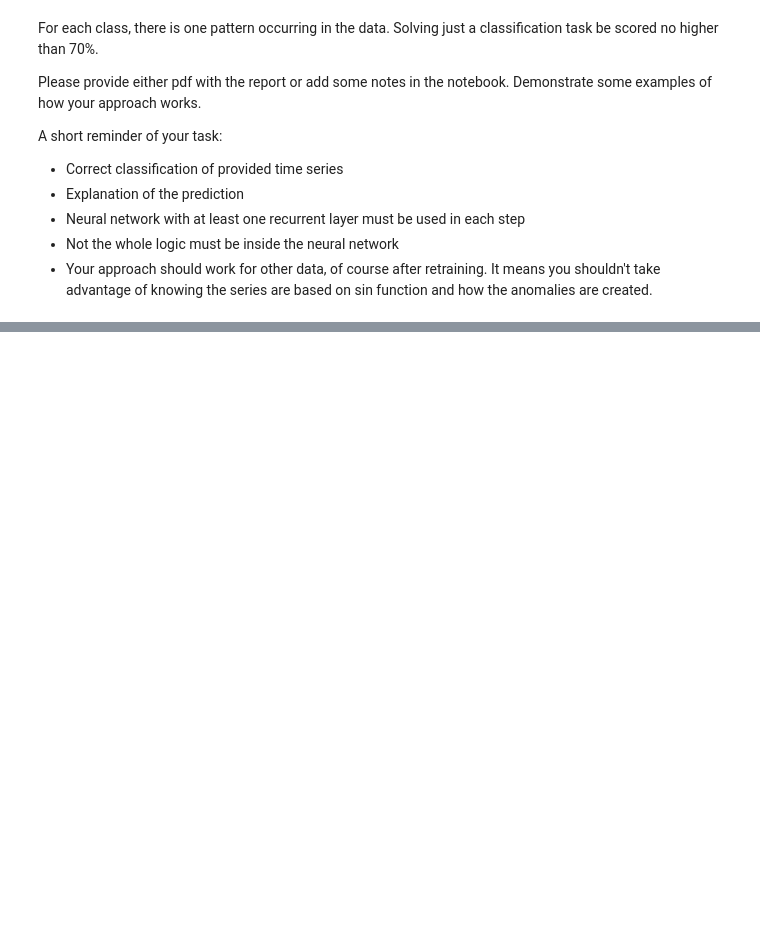
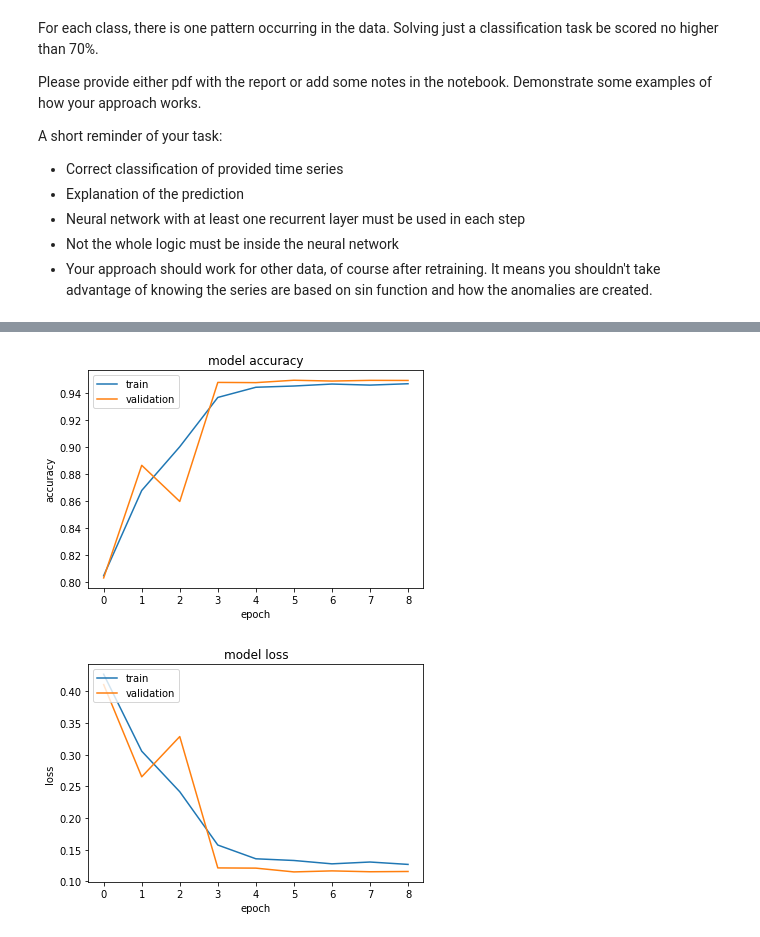
Before and after one commit to lucapl/Candy-Learning, a Jupyter notebook: ProjectData.ipynb, the cells around one changed output, grey strips where cells are left out. Saved outputs shown, nothing was run; the diff lists cells and outputs as text; code cells hidden in the pictures; blank space fills up the shorter version.

```diff
--- a/ProjectData.ipynb
+++ b/ProjectData.ipynb
@@ -113,15 +185,0 @@ y_arr = np.array(yl)
-# %%
-import random
-
-train_frac = 0.8
-val_frac = 0.1
-test_frac = 0.1
-
-N = len(x_pad)
-train_size,val_size,test_size = int(N*train_frac),int(N*val_frac),int(N*test_frac)
-data_idx = list(range(N))
-random.shuffle(data_idx)
-train_idx,test_idx,val_idx = data_idx[:train_size],data_idx[-test_size:],data_idx[train_size+1:train_size+val_size]
-X_train,y_train = x_pad[train_idx],y_arr[train_idx]
-X_test,y_test = x_pad[test_idx],y_arr[test_idx]
-X_val,y_val = x_pad[val_idx],y_arr[val_idx]
@@ -128,4 +189,5 @@ X_val,y_val = x_pad[val_idx],y_arr[val_idx]
 # %%
-early = EarlyStopping(patience=7, restore_best_weights=True)
-model.fit(X_train,y_train, batch_size=64, epochs=20, callbacks=[early])
+early = EarlyStopping(patience=3, restore_best_weights=True)
+scheduler = LearningRateScheduler(learning_schedule)
+history = model.fit(X_train,y_train, validation_data=(X_val,y_val), batch_size=64, epochs=100, callbacks=[early])
 # %% [output]
@@ -150,3 +212,8 @@ Epoch 20/20
+# %%
+visualize(history)
+# %% [output]
+[figure, added]
+[figure, added]
 # %%
 y_pred = model.predict(X_test)
 # %% [output]
```
Also changed, not shown: parts of 26 cells of this notebook.
